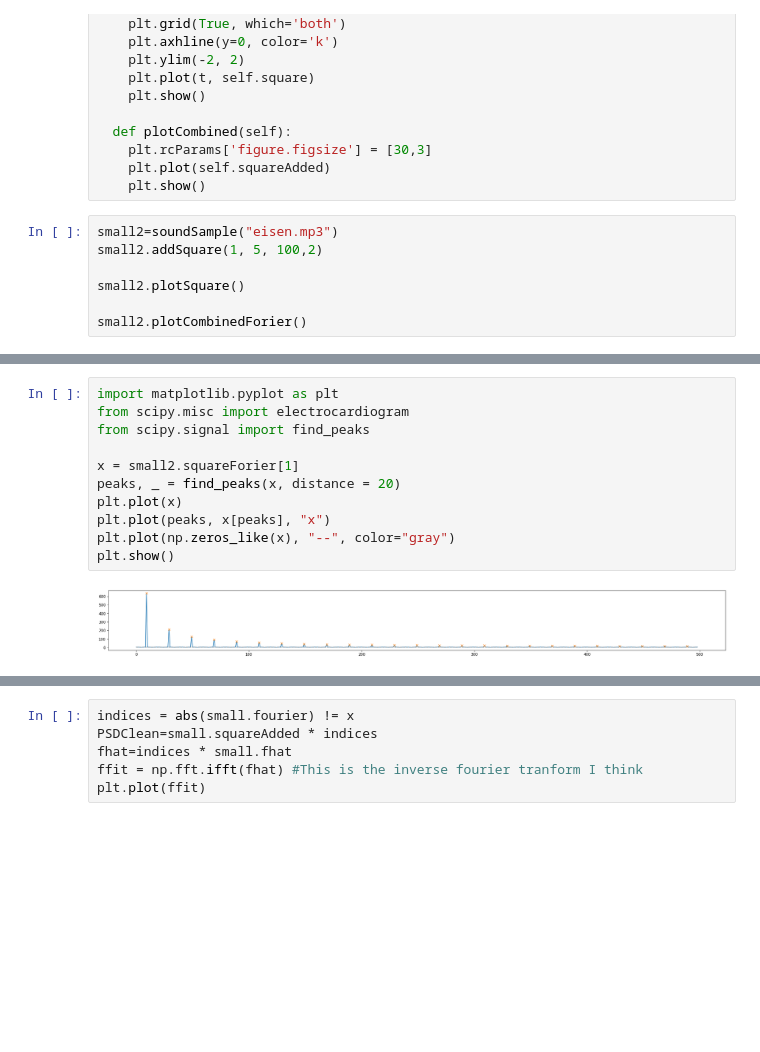
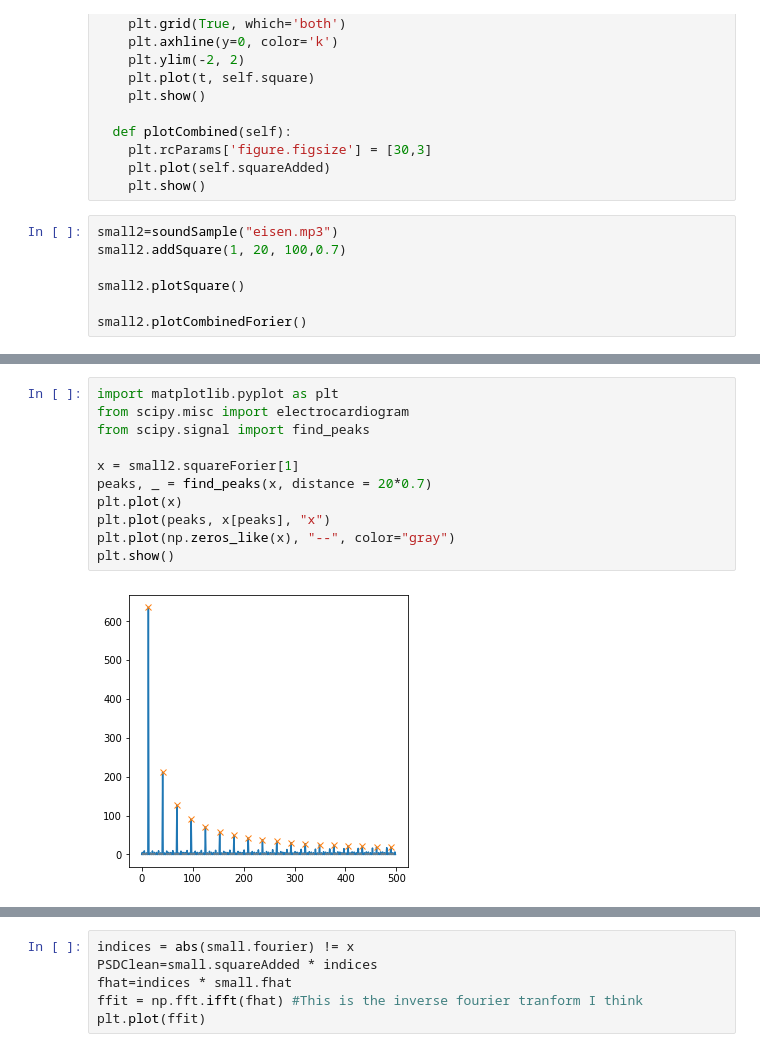
Before and after one commit to KathrynPanger/SignalDependence, a Jupyter notebook: librosa_waves_v2.ipynb, the cells around one changed output, grey strips where cells are left out. Cells and saved outputs as stored; diff of their text form; blank space fills up the shorter version.

```diff
--- a/librosa_waves_v2.ipynb
+++ b/librosa_waves_v2.ipynb
@@ -122,7 +123,7 @@ class soundSample:
     plt.show()
 # %%
 small2=soundSample("eisen.mp3")
-small2.addSquare(1, 5, 100,2)
+small2.addSquare(1, 20, 100,0.7)
 
 small2.plotSquare()
 
@@ -133,13 +134,13 @@ small2.plotCombinedForier()
 # %%
 import matplotlib.pyplot as plt
 from scipy.misc import electrocardiogram
 from scipy.signal import find_peaks
 
 x = small2.squareForier[1]
-peaks, _ = find_peaks(x, distance = 20)
+peaks, _ = find_peaks(x, distance = 20*0.7)
 plt.plot(x)
 plt.plot(peaks, x[peaks], "x")
 plt.plot(np.zeros_like(x), "--", color="gray")
 plt.show()
 # %% [output]
-[figure, old version]
+[figure, new version]
```
Also changed, not shown: parts of 6 cells of this notebook.
